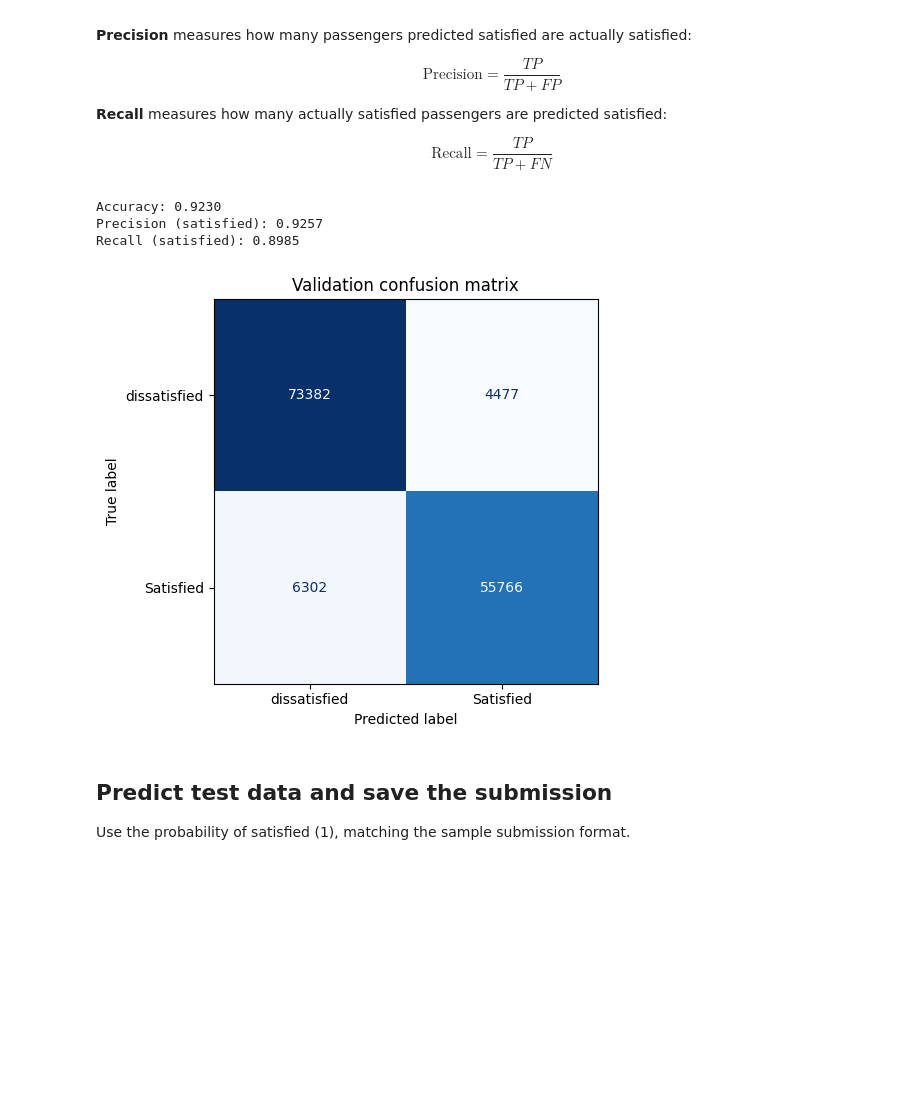
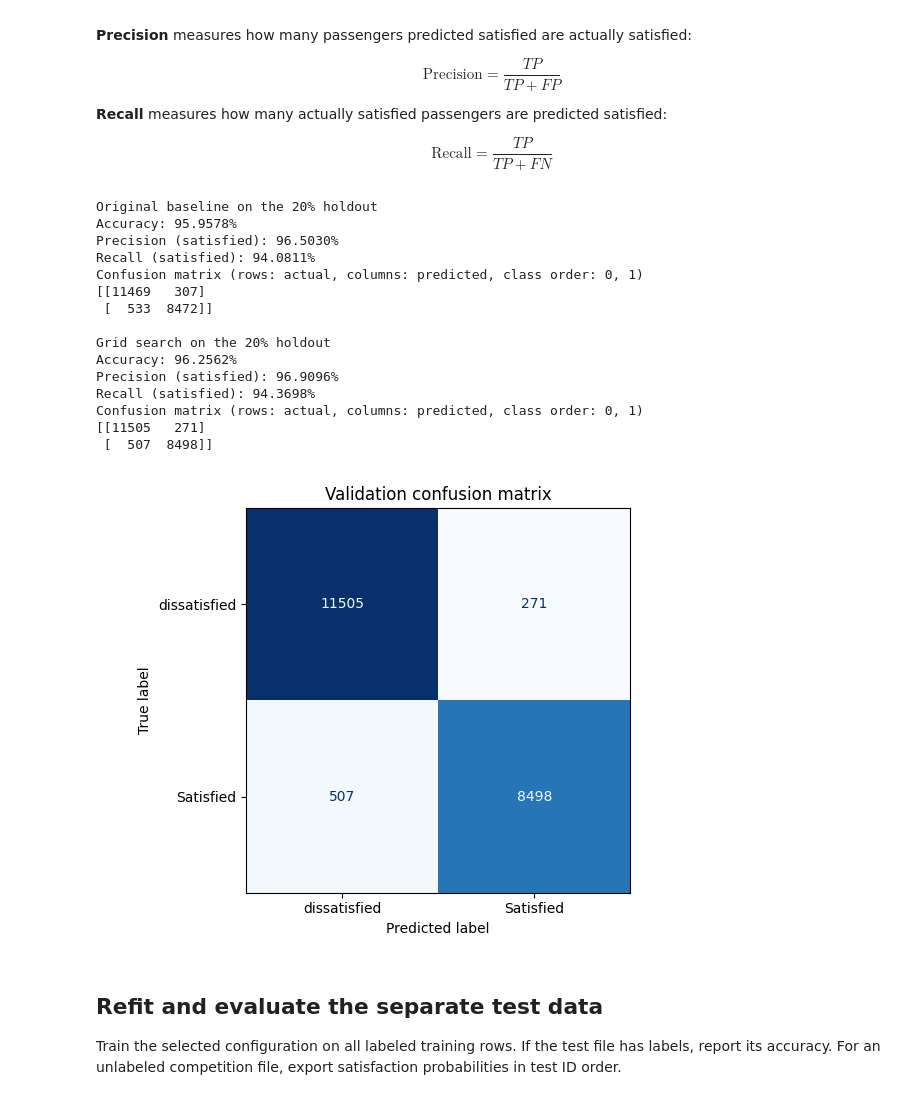
Before and after one commit to marwanelgharbawy/airline-satisfaction, a Jupyter notebook: notebooks/random_forest.ipynb, the cells around one changed output. Cells and saved outputs as stored; diff of their text form; code cells hidden in the pictures; blank space fills up the shorter version.

Commit message:
add grid search for hyperparamter tuning

```diff
--- a/notebooks/random_forest.ipynb
+++ b/notebooks/random_forest.ipynb
@@ -5,17 +5,21 @@ Split the labeled data into stratified training (80%) and validation (20%) subse
 # %%
 from pathlib import Path
 import sys
+from time import perf_counter
 
+import matplotlib.pyplot as plt
+import numpy as np
 import pandas as pd
-import matplotlib.pyplot as plt
-from sklearn.model_selection import train_test_split
+import sklearn
 from sklearn.ensemble import RandomForestClassifier
-from sklearn.metrics import accuracy_score, precision_score, recall_score, ConfusionMatrixDisplay
+from sklearn.metrics import (
+    ConfusionMatrixDisplay, accuracy_score, confusion_matrix, precision_score, recall_score,
+)
+from sklearn.model_selection import ParameterGrid, StratifiedKFold, train_test_split
 
-# Find the repo whether the notebook runs from src/ or the project root.
-project_root = Path.cwd()
-if project_root.name == "src":
-    project_root = project_root.parent
+# Find the project from the notebooks directory or the project root.
+cwd = Path.cwd()
+project_root = next(path for path in (cwd, *cwd.parents) if (path / "src/preprocessing.py").is_file())
 sys.path.insert(0, str(project_root))
 
 from src.preprocessing import rating_cols, run_full_preprocessing
@@ -107,37 +165,51 @@ $$
 \mathrm{Recall} = \frac{TP}{TP + FN}
 $$
 # %%
-# Train 100 decision trees and combine their predictions.
-# random_state makes results reproducible; n_jobs=-1 uses all CPU cores.
-model = RandomForestClassifier(n_estimators=100, random_state=42, n_jobs=-1)
-model.fit(X_train_proc, y_train)
+X_train_proc, X_val_proc = prepare(X_train, X_val)
 
-# Predict validation classes: 0 = dissatisfied/neutral, 1 = satisfied.
-y_pred = model.predict(X_val_proc)
+for label, params in [("Original baseline", baseline_params), ("Grid search", best_params)]:
+    model = make_forest(params).fit(X_train_proc, y_train)
+    predictions = model.predict(X_val_proc)
+    print(f"{label} on the 20% holdout")
+    print(f"Accuracy: {accuracy_score(y_val, predictions):.4%}")
+    print(f"Precision (satisfied): {precision_score(y_val, predictions, zero_division=0):.4%}")
+    print(f"Recall (satisfied): {recall_score(y_val, predictions, zero_division=0):.4%}")
+    print("Confusion matrix (rows: actual, columns: predicted, class order: 0, 1)")
+    print(confusion_matrix(y_val, predictions, labels=[0, 1]))
+    print()
 
-# Treat satisfied (1) as the positive class for precision and recall.
-print(f"Accuracy: {accuracy_score(y_val, y_pred):.4f}")
-print(f"Precision (satisfied): {precision_score(y_val, y_pred, pos_label=1, zero_division=0):.4f}")
-print(f"Recall (satisfied): {recall_score(y_val, y_pred, pos_label=1, zero_division=0):.4f}")
 
-# Rows show actual classes; columns show predicted classes.
+# Plot the selected model's holdout predictions in the original notebook's style.
 ConfusionMatrixDisplay.from_predictions(
-    y_val, y_pred,
+    y_val, predictions,
     labels=[0, 1],
     display_labels=["dissatisfied", "Satisfied"],
     cmap="Blues",
     values_format="d",
     colorbar=False,
 )
 plt.title("Validation confusion matrix")
 plt.tight_layout()
 plt.show()
 # %% [output]
-Accuracy: 0.9230
-Precision (satisfied): 0.9257
-Recall (satisfied): 0.8985
+Original baseline on the 20% holdout
+Accuracy: 95.9578%
+Precision (satisfied): 96.5030%
+Recall (satisfied): 94.0811%
+Confusion matrix (rows: actual, columns: predicted, class order: 0, 1)
+[[11469   307]
+ [  533  8472]]
+
+Grid search on the 20% holdout
+Accuracy: 96.2562%
+Precision (satisfied): 96.9096%
+Recall (satisfied): 94.3698%
+Confusion matrix (rows: actual, columns: predicted, class order: 0, 1)
+[[11505   271]
+ [  507  8498]]
-[figure, old version]
+[figure, new version]
 # %% [markdown]
-## Predict test data and save the submission
-Use the probability of satisfied (1), matching the sample submission format.
+## Refit and evaluate the separate test data
+
+Train the selected configuration on all labeled training rows. If the test file has labels, report its accuracy. For an unlabeled competition file, export satisfaction probabilities in test ID order.
 # %%
```
Also changed, not shown: parts of 8 cells of this notebook.
